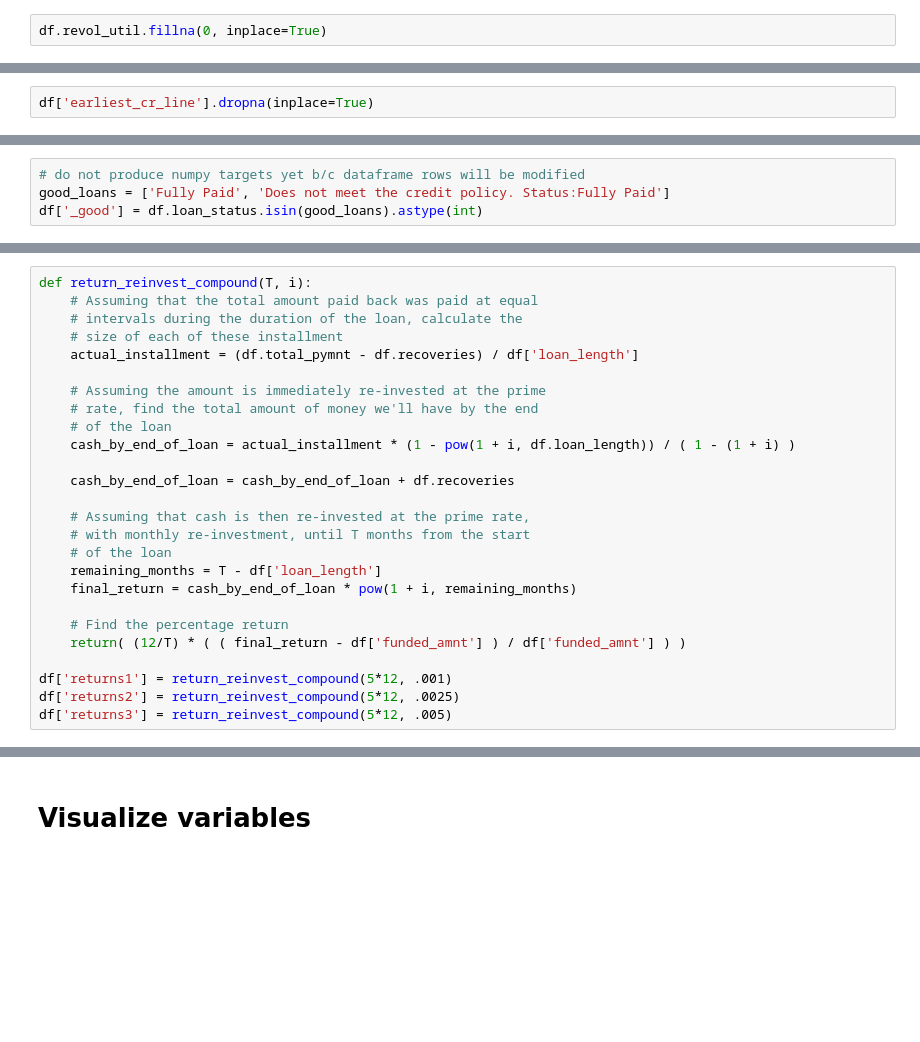
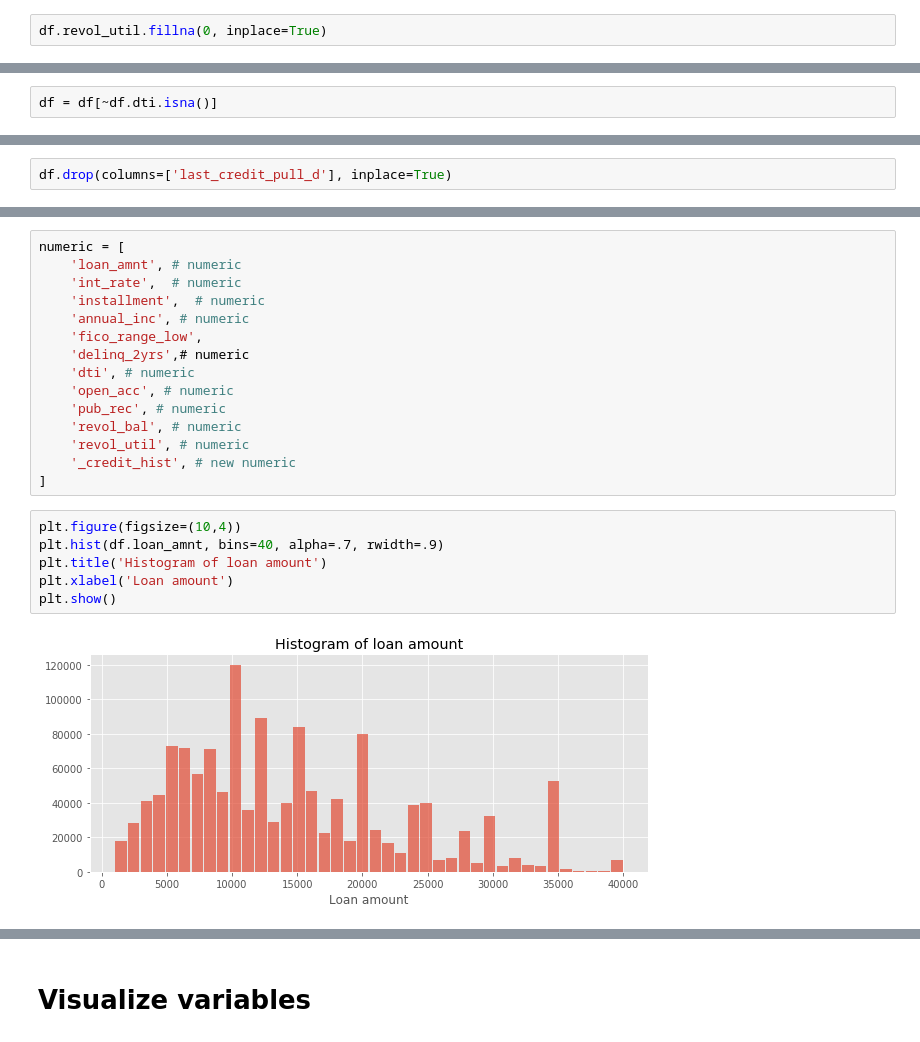
Before and after one commit to simondyates/Lending-Club, a Jupyter notebook: Dan/basic_EDA.ipynb, the cells around one changed output, grey strips where cells are left out. Saved outputs shown, nothing was run; the diff lists cells and outputs as text; blank space fills up the shorter version.

Commit message:
modified:   Dan/Markowitz_portfolio.py 	new file:   Dan/Optimizer.ipynb 	modified:   Dan/basic_EDA.ipynb 	new file:   Dan/portfolio_optimizer.py

```diff
--- a/Dan/basic_EDA.ipynb
+++ b/Dan/basic_EDA.ipynb
@@ -198,0 +370,2 @@ df.title.fillna('', inplace=True)
+# %%
+df = df[~df.dti.isna()]
@@ -199,3 +399,3 @@ df.title.fillna('', inplace=True)
 # %%
-df['earliest_cr_line'].dropna(inplace=True)
+df.drop(columns=['last_credit_pull_d'], inplace=True)
 # %%
@@ -218,4 +411,0 @@ na
-# %%
-# do not produce numpy targets yet b/c dataframe rows will be modified
-good_loans = ['Fully Paid', 'Does not meet the credit policy. Status:Fully Paid']
-df['_good'] = df.loan_status.isin(good_loans).astype(int)
@@ -246,26 +411,0 @@ df['loan_length'] = (df['last_pymnt_d'] - df['issue_d']) / np.timedelta64(1, 'M'
-# %%
-def return_reinvest_compound(T, i):
-    # Assuming that the total amount paid back was paid at equal
-    # intervals during the duration of the loan, calculate the
-    # size of each of these installment
-    actual_installment = (df.total_pymnt - df.recoveries) / df['loan_length']
-
-    # Assuming the amount is immediately re-invested at the prime
-    # rate, find the total amount of money we'll have by the end
-    # of the loan
-    cash_by_end_of_loan = actual_installment * (1 - pow(1 + i, df.loan_length)) / ( 1 - (1 + i) )
-
-    cash_by_end_of_loan = cash_by_end_of_loan + df.recoveries
-
-    # Assuming that cash is then re-invested at the prime rate,
-    # with monthly re-investment, until T months from the start
-    # of the loan
-    remaining_months = T - df['loan_length']
-    final_return = cash_by_end_of_loan * pow(1 + i, remaining_months)
-
-    # Find the percentage return
-    return( (12/T) * ( ( final_return - df['funded_amnt'] ) / df['funded_amnt'] ) )
-
-df['returns1'] = return_reinvest_compound(5*12, .001)
-df['returns2'] = return_reinvest_compound(5*12, .0025)
-df['returns3'] = return_reinvest_compound(5*12, .005)
@@ -279,0 +444,23 @@ df['_credit_hist'] = credit_history
+# %%
+numeric = [
+    'loan_amnt', # numeric
+    'int_rate',  # numeric
+    'installment',  # numeric
+    'annual_inc', # numeric
+    'fico_range_low',
+    'delinq_2yrs',# numeric
+    'dti', # numeric
+    'open_acc', # numeric
+    'pub_rec', # numeric
+    'revol_bal', # numeric
+    'revol_util', # numeric
+    '_credit_hist', # new numeric
+]
+# %%
+plt.figure(figsize=(10,4))
+plt.hist(df.loan_amnt, bins=40, alpha=.7, rwidth=.9)
+plt.title('Histogram of loan amount')
+plt.xlabel('Loan amount')
+plt.show()
+# %% [output]
+[figure, added]
```
Also changed, not shown: parts of 74 cells of this notebook, 3 other files.
